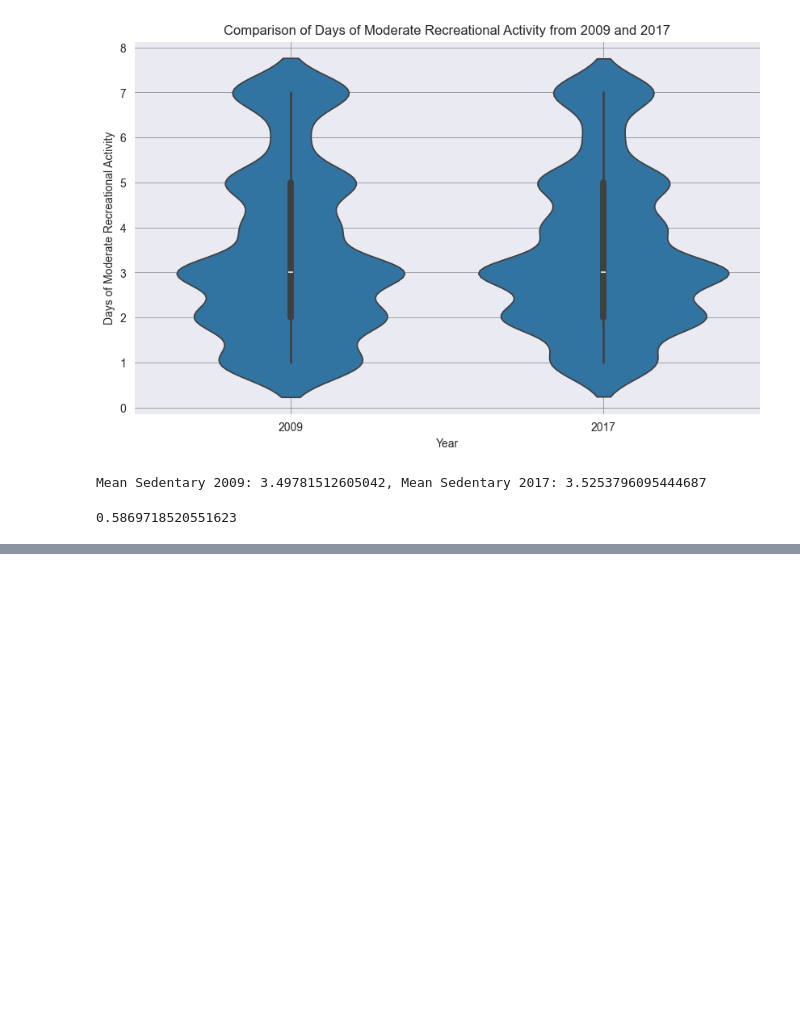
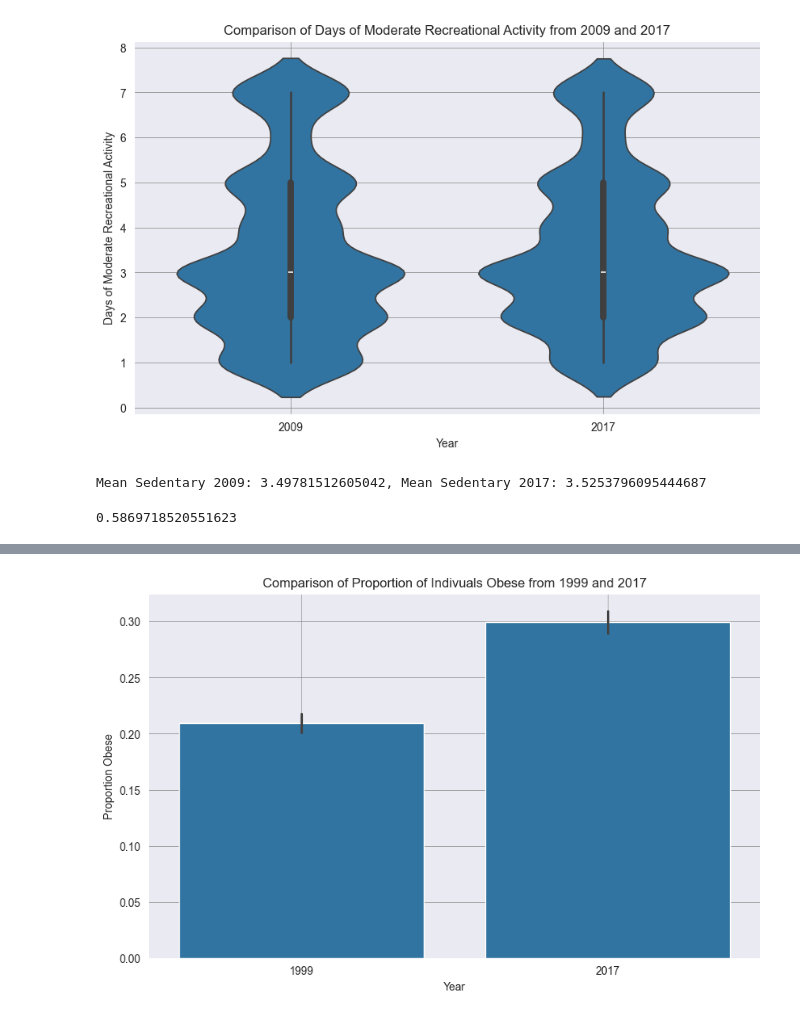
Before and after one commit to parvatijay2901/Live-Lite, a Jupyter notebook: Research_Analysis/NHANES_Historical_Analysis.ipynb, the cells around one changed output, grey strips where cells are left out. Saved outputs shown, nothing was run; the diff lists cells and outputs as text; code cells hidden in the pictures; blank space fills up the shorter version.

```diff
--- a/Research_Analysis/NHANES_Historical_Analysis.ipynb
+++ b/Research_Analysis/NHANES_Historical_Analysis.ipynb
@@ -229,0 +307,18 @@ Mean Sedentary 2009: 3.49781512605042, Mean Sedentary 2017: 3.5253796095444687
+# %%
+# Plot Physical Activity
+plt.figure(figsize=(10,6))
+sns.barplot(data=bmi_df, x='Year', y='Obese')
+plt.xlabel('Year')
+plt.ylabel('Proportion Obese')
+plt.title('Comparison of Proportion of Indivuals Obese from 1999 and 2017')
+# Get current axis
+ax = plt.gca()
+
+# Add horizontal grid lines
+ax.yaxis.grid(True)
+
+# Customize grid lines (optional)
+ax.grid(linestyle='-', linewidth='0.5', color='gray')
+plt.show()
+# %% [output]
+[figure, added]
```
Also changed, not shown: parts of 3 cells of this notebook.
